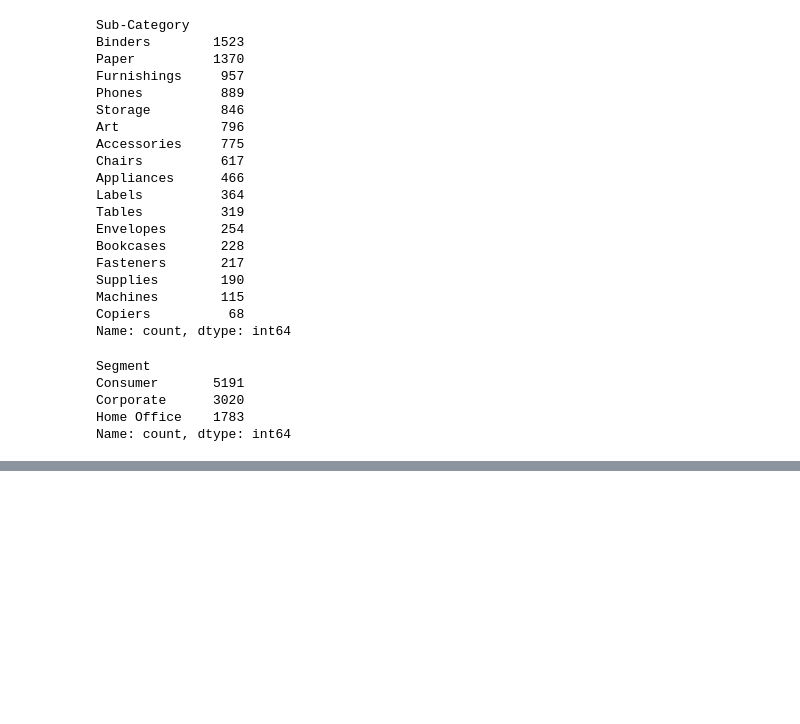
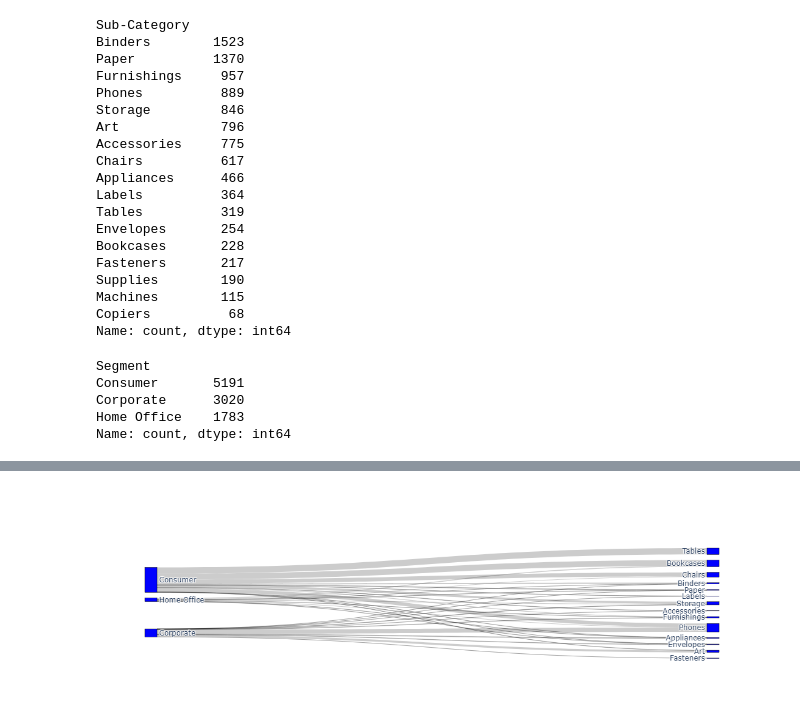
Before and after one commit to Whullum/Sankey-Graphs-Visualizations, a Jupyter notebook: Sankey_Project.ipynb, the cells around one changed output, grey strips where cells are left out. Drawn from its saved outputs; the diff is of its cells as text; code cells hidden in the pictures; blank space fills up the shorter version.

Commit message:
cleanup of graphs and jupyter notebook

```diff
--- a/Sankey_Project.ipynb
+++ b/Sankey_Project.ipynb
@@ -86,6 +86,6 @@ fig = go.Figure(data=[go.Sankey(
       value = values
   ))])
 
-fig.update_layout(title_text="Superstore Sales", font_size=10)
+#fig.update_layout(title_text="Superstore Sales", font_size=10)
 fig.show()
 # %% [output]
@@ -94,3 +92,4 @@ fig.show()
+[figure, added]
 # %%
 sources = []
 targets = []
```
Also changed, not shown: parts of 6 cells of this notebook.
